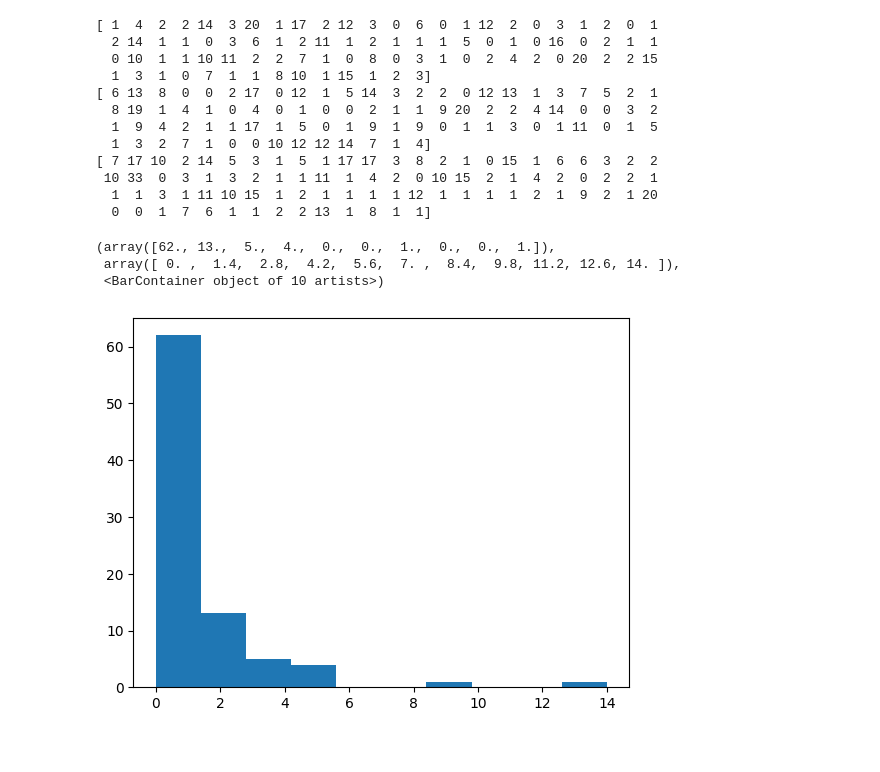
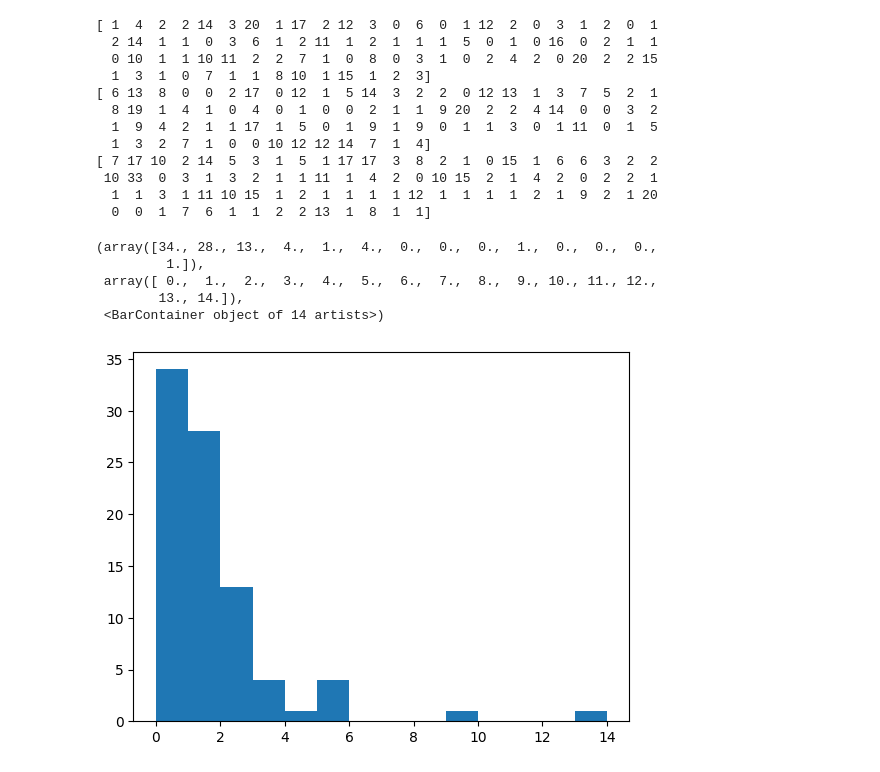
Before and after one commit to tishii2479/ahc030, a Jupyter notebook: notebooks/d.ipynb, the cells around one changed output. Drawn from its saved outputs; the diff is of its cells as text; code cells hidden in the pictures.

```diff
--- a/notebooks/d.ipynb
+++ b/notebooks/d.ipynb
@@ -65,14 +65,16 @@ print(np.abs((np.array(d[0::2, 4:6]) + np.array(d[1::2, 4:6])).sum(axis=1)))
 # %%
 min_diff = np.array(
     [
         np.abs((np.array(d[0::2, 0:2]) - np.array(d[1::2, 2:4])).sum(axis=1)).tolist(),
         np.abs((np.array(d[1::2, 0:2]) - np.array(d[0::2, 2:4])).sum(axis=1)).tolist(),
         np.abs((np.array(d[0::2, 4:6]) + np.array(d[1::2, 4:6])).sum(axis=1)).tolist(),
     ]
 ).min(axis=0)
-plt.hist()
+plt.hist(min_diff, bins=min_diff.max())
 # %% [output]
-(array([62., 13.,  5.,  4.,  0.,  0.,  1.,  0.,  0.,  1.]),
- array([ 0. ,  1.4,  2.8,  4.2,  5.6,  7. ,  8.4,  9.8, 11.2, 12.6, 14. ]),
- <BarContainer object of 10 artists>)
+(array([34., 28., 13.,  4.,  1.,  4.,  0.,  0.,  0.,  1.,  0.,  0.,  0.,
+         1.]),
+ array([ 0.,  1.,  2.,  3.,  4.,  5.,  6.,  7.,  8.,  9., 10., 11., 12.,
+        13., 14.]),
+ <BarContainer object of 14 artists>)
-[figure, old version]
+[figure, new version]
```
Also changed, not shown: 3 other files.
